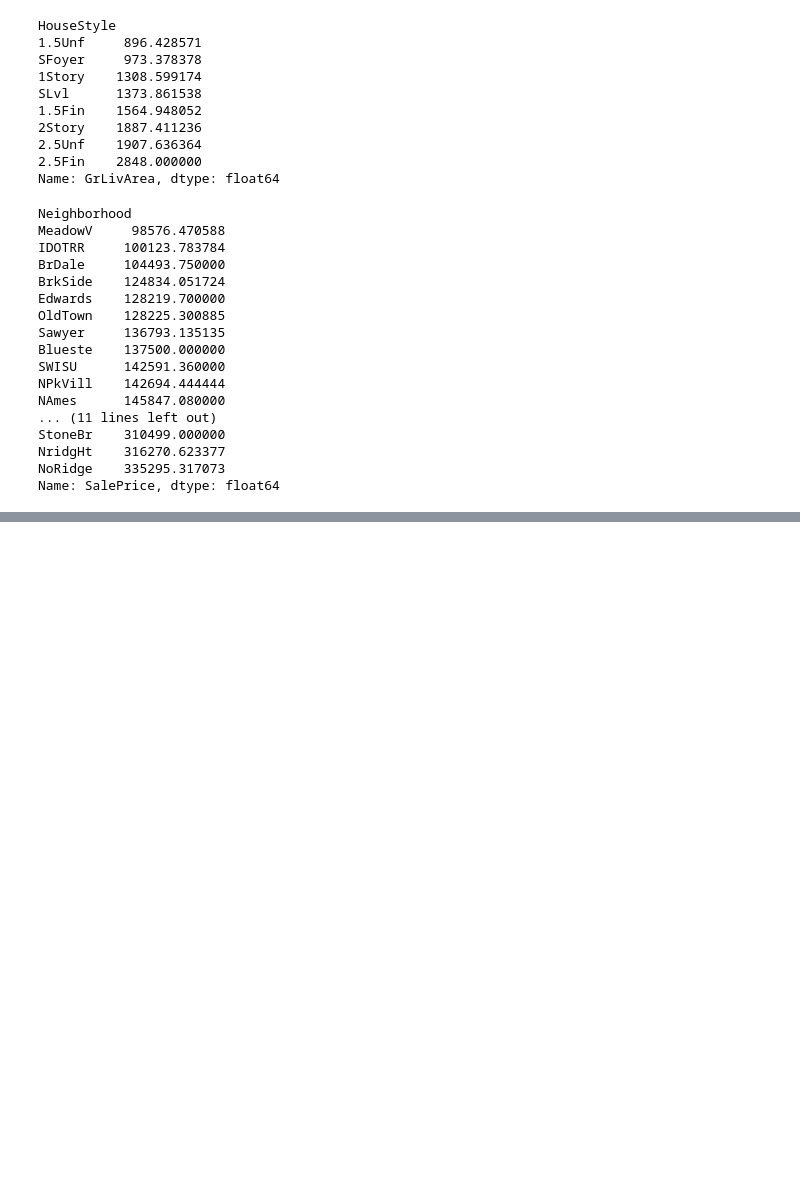
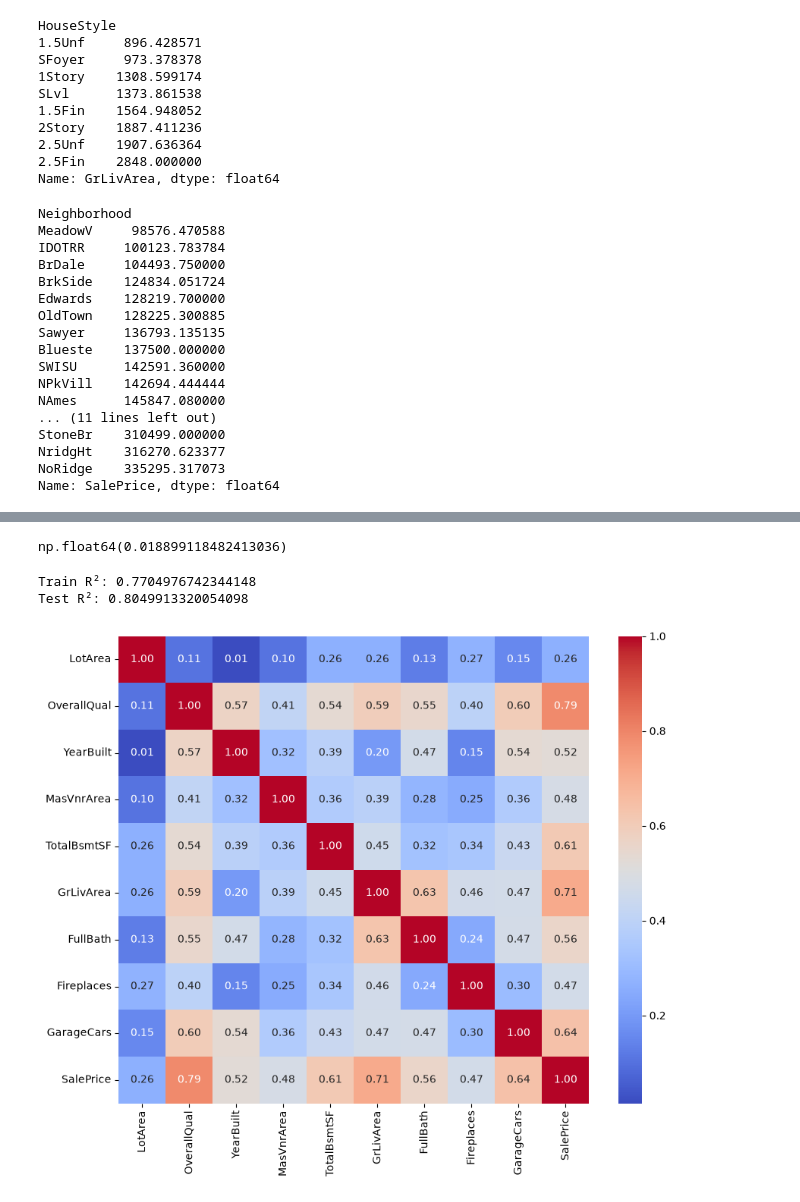
Before and after one commit to FarhanKhan1/MSAI_Machine_Learning, a Jupyter notebook: assignments_1/testing/data_understanding.ipynb, the cells around one changed output, grey strips where cells are left out. Cells and saved outputs as stored; diff of their text form; code cells hidden in the pictures; blank space fills up the shorter version.

Commit message:
modification of README file, to_be_dropped list modification in helpers file, Finalizing predictors and data exploration

```diff
--- a/assignments_1/testing/data_understanding.ipynb
+++ b/assignments_1/testing/data_understanding.ipynb
@@ -732,0 +915,6 @@ Name: SalePrice, dtype: float64
+# %%
+quality_map4 = {"Po": 1, "Fa": 2, "TA": 3, "Gd": 4, "Ex": 5}
+data["ExterCond_num"] = data["ExterCond"].map(quality_map4)
+
+data["ExterCond_num"].corr(data["SalePrice"])
+data.groupby("ExterCond")["SalePrice"].size()
@@ -732,0 +929,39 @@ Name: SalePrice, dtype: float64
+# %%
+data["ExterCond_num"].corr(data["SalePrice"])
+# %% [output]
+np.float64(0.018899118482413036)
+# %%
+from sklearn.linear_model import LinearRegression
+from sklearn.model_selection import train_test_split
+from sklearn.metrics import r2_score
+import pandas as pd
+
+# Quick check, using only numerical predictors for now (categorical need encoding first)
+numerical_cols = ["LotArea", "OverallQual", "YearBuilt", "MasVnrArea",
+                   "TotalBsmtSF", "GrLivArea", "FullBath", "Fireplaces", "GarageCars"]
+
+X = data[numerical_cols].fillna(0)  # quick fill, just for this check
+y = data["SalePrice"]
+
+X_train, X_test, y_train, y_test = train_test_split(X, y, test_size=0.2, random_state=42)
+
+model = LinearRegression()
+model.fit(X_train, y_train)
+
+print("Train R²:", r2_score(y_train, model.predict(X_train)))
+print("Test R²:", r2_score(y_test, model.predict(X_test)))
+# %% [output]
+Train R²: 0.7704976742344148
+Test R²: 0.8049913320054098
+# %%
+import seaborn as sns
+import matplotlib.pyplot as plt
+
+numerical_cols = ["LotArea", "OverallQual", "YearBuilt", "MasVnrArea",
+                   "TotalBsmtSF", "GrLivArea", "FullBath", "Fireplaces", "GarageCars", "SalePrice"]
+
+plt.figure(figsize=(10, 8))
+sns.heatmap(data[numerical_cols].corr(), annot=True, fmt=".2f", cmap="coolwarm")
+plt.show()
+# %% [output]
+[figure, added]
```
Also changed, not shown: parts of 19 cells of this notebook, 3 other files.
